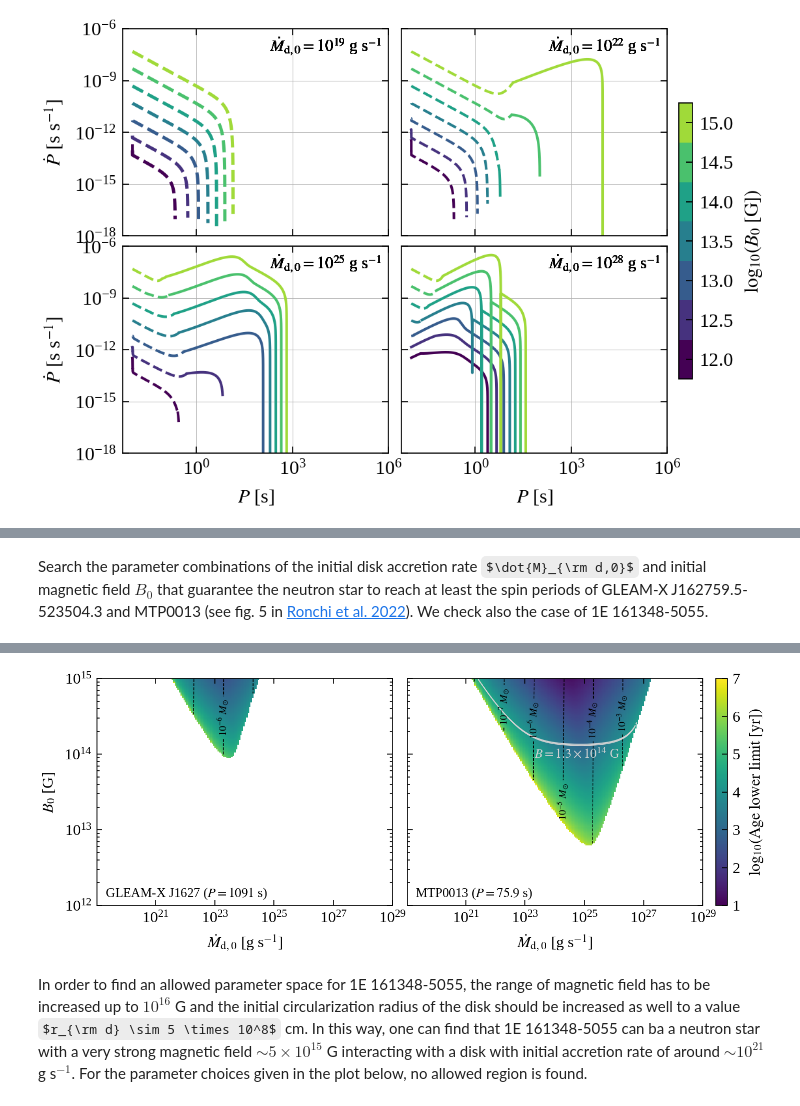
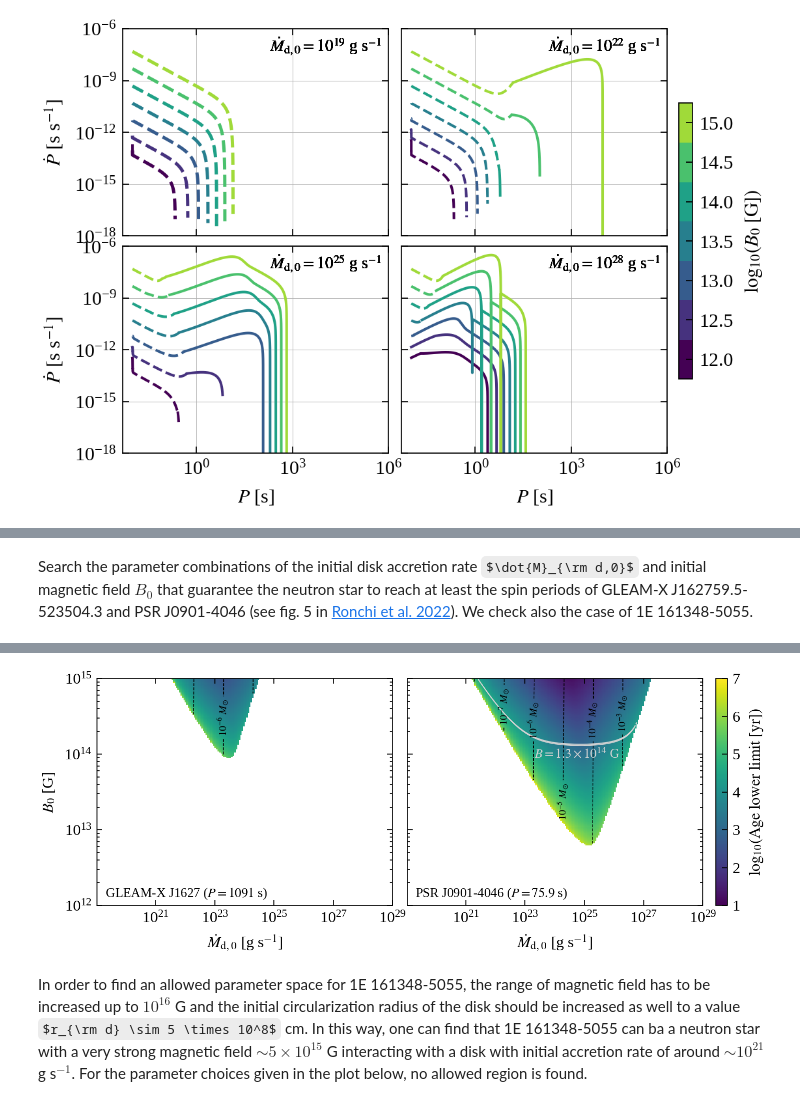
Before and after one commit to MicheleRonchi/pulsar_fallback, a Jupyter notebook: propeller_parameter_search_Bdecay.ipynb, the cells around one changed output, grey strips where cells are left out. Saved outputs shown, nothing was run; the diff lists cells and outputs as text; code cells hidden in the pictures; some formulas as TeX source.

Commit message:
Update the reference to the Caleb et al. 2022 paper and the name of the pulsar with 76 s periodicity.

```diff
--- a/propeller_parameter_search_Bdecay.ipynb
+++ b/propeller_parameter_search_Bdecay.ipynb
@@ -1459,4 +1459,4 @@ plt.show()
 # %% [markdown]
-Search the parameter combinations of the initial disk accretion rate $\dot{M}_{\rm d,0}$ and initial magnetic field $B_0$ that guarantee the neutron star to reach at least the spin periods of GLEAM-X J162759.5-523504.3 and MTP0013 (see fig. 5 in [Ronchi et al. 2022](https://arxiv.org/abs/2201.11704)). We check also the case of 1E 161348-5055.
+Search the parameter combinations of the initial disk accretion rate $\dot{M}_{\rm d,0}$ and initial magnetic field $B_0$ that guarantee the neutron star to reach at least the spin periods of GLEAM-X J162759.5-523504.3 and PSR J0901-4046 (see fig. 5 in [Ronchi et al. 2022](https://arxiv.org/abs/2201.11704)). We check also the case of 1E 161348-5055.
 # %%
 P_GLEAM = 1091.0  # GLEAM-X J162759.5-523504.3 spin period in [s].
@@ -1601,7 +1601,7 @@ for i in range(len(Mdot_d0_grid)):
 B_MTP_min = 10 ** (np.log10(1.3e14) - 0.05 * np.log10(1.3e14))
 B_MTP_max = 10 ** (np.log10(1.3e14) + 0.05 * np.log10(1.3e14))
 # %%
-# Plot a color map of the found parameter combinations for GLEAM-X J162759.5-523504.3 and MTP0013.
+# Plot a color map of the found parameter combinations for GLEAM-X J162759.5-523504.3 and PSR J0901-4046.
 fig, axs = plt.subplots(1, 2, figsize=(25, 8))
 
 norm = mpl.colors.Normalize(vmin=1, vmax=np.log10(t_max))
@@ -1657,7 +1657,7 @@ axs[0].clabel(contour_GLEAM, contour_GLEAM.levels, inline=True, fmt=fmt, fontsiz
 
 
 axs[1].text(
-    2.0e19, 1.3e12, r"MTP0013 ($P=75.9$ s)", fontsize=25, rotation=0, color="black"
+    2.0e19, 1.3e12, r"PSR J0901-4046 ($P=75.9$ s)", fontsize=25, rotation=0, color="black"
 )
 # axs[0].grid()
 cmesh_MTP = axs[1].pcolormesh(
@@ -1694,34 +1694,34 @@ for l, s in zip(contour_MTP.levels, strs):
     fmt[l] = rf"{s}"
 axs[1].clabel(contour_MTP, contour_MTP.levels, inline=True, fmt=fmt, fontsize=20)
 
 contour_B_MTP = axs[1].contour(
     Mdot_d0_centers,
     B0_centers,
     np.log10(B0_tfound_MTP).T,
     levels=np.array([np.log10(1.27e14), np.log10(1.3e14), np.log10(1.33e14)]),
     colors="lightgray",
     # interpolation='none'
 )
 axs[1].text(
     2.0e23,
     9.0e13,
     r"$B=1.3 \times 10^{14}$ G",
     fontsize=25,
     rotation=0,
     color="lightgray",
 )
 
 cbar = fig.colorbar(cmap, ax=axs.ravel().tolist())
 cbar.set_label(r"$\log_{10}(\rm{Age \; lower \; limit} \; \rm{[yr]})$")
 
 fig.set_tight_layout(False)
 fig.subplots_adjust(wspace=0.05, hspace=0.05, right=0.77)
 
 plt.savefig("age_B_Mdot_GLEAM_MTP_Bdecay.pdf", bbox_inches="tight")
 
 plt.show()
 # %% [output]
-[figure, old version]
+[figure, new version]
 # %% [markdown]
 In order to find an allowed parameter space for 1E 161348-5055, the range of magnetic field has to be increased up to $10^{16}$ G and the initial circularization radius of the disk should be increased as well to a value $r_{\rm d} \sim 5 \times 10^8$ cm. In this way, one can find that 1E 161348-5055 can ba a neutron star with a very strong magnetic field $\sim 5 \times 10^{15}$ G interacting with a disk with initial accretion rate of around $\sim 10^{21}$ g s$^{-1}$. For the parameter choices given in the plot below, no allowed region is found.
 # %%
```
Also changed, not shown: parts of 4 cells of this notebook, 1 other file.
